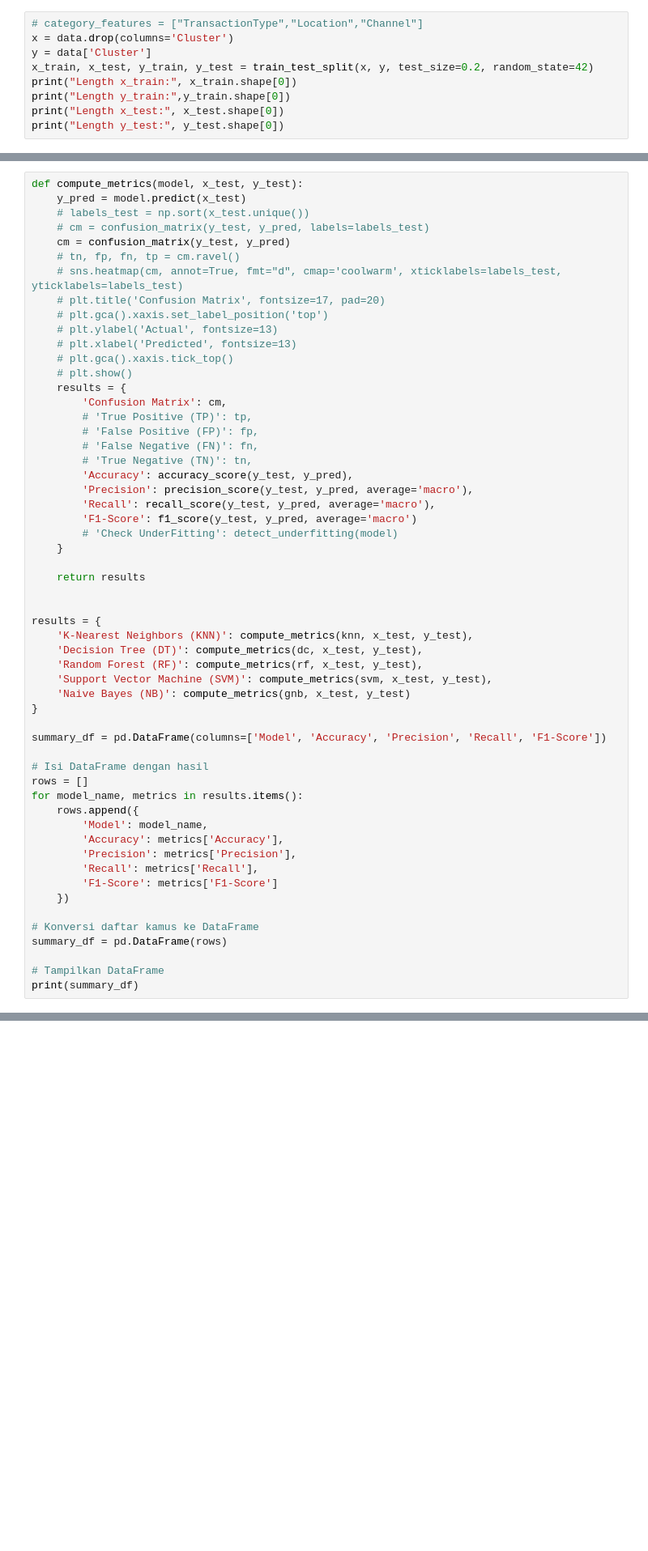
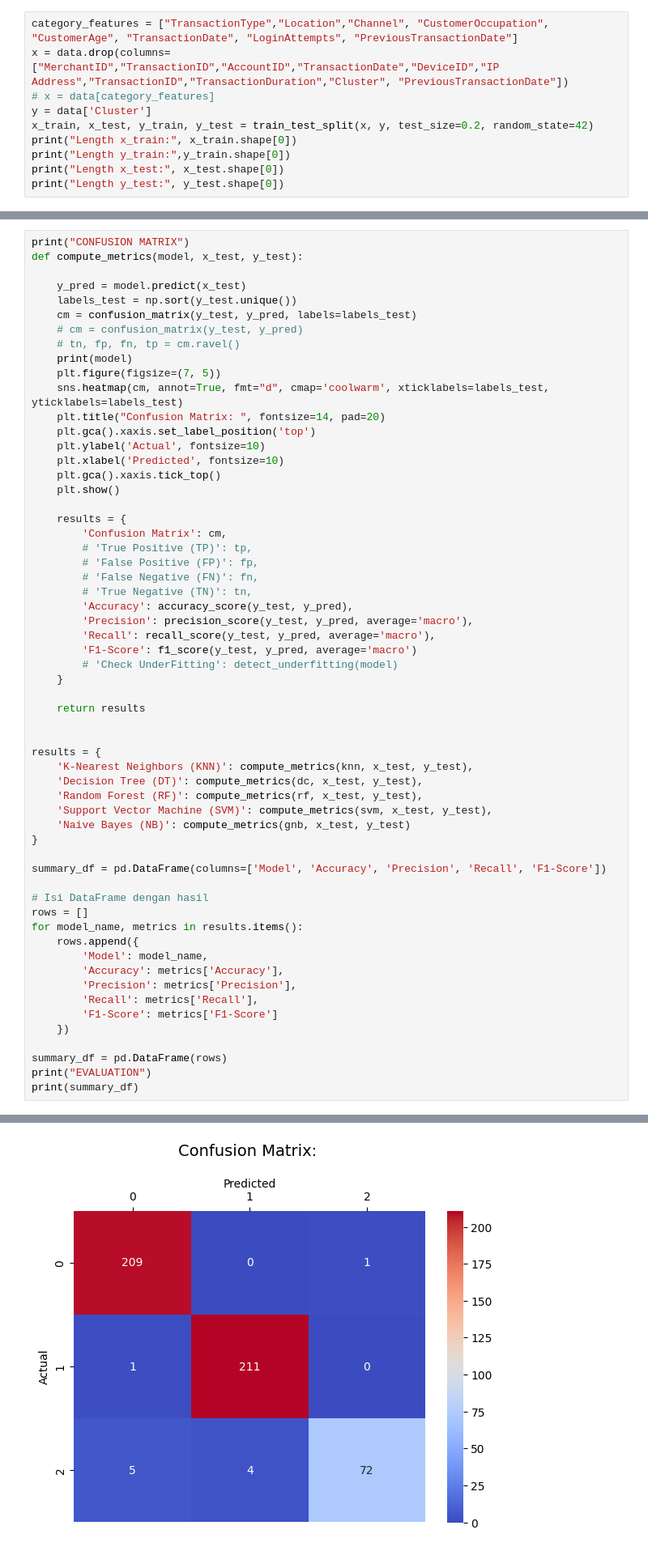
Before and after one commit to ValentioStanley/Machine-Learning-for-Begineer, a Jupyter notebook: [Klasifikasi]_Submission_Akhir_BMLP_Valentio Stanley Gunadi.ipynb, the cells around one changed output, grey strips where cells are left out. Shown at 81% size. Drawn from its saved outputs; the diff is of its cells as text; blank space fills up the shorter version.

```diff
--- a/[Klasifikasi]_Submission_Akhir_BMLP_Valentio Stanley Gunadi.ipynb
+++ b/[Klasifikasi]_Submission_Akhir_BMLP_Valentio Stanley Gunadi.ipynb
@@ -85,8 +126,9 @@ max         5.000000    14977.990000               359.000000     2.000000
 # %% [markdown]
 Tahap Data Splitting bertujuan untuk memisahkan dataset menjadi dua bagian: data latih (training set) dan data uji (test set).
 # %%
-# category_features = ["TransactionType","Location","Channel"]
-x = data.drop(columns='Cluster')
+category_features = ["TransactionType","Location","Channel", "CustomerOccupation", "CustomerAge", "TransactionDate", "LoginAttempts", "PreviousTransactionDate"]
+x = data.drop(columns=["MerchantID","TransactionID","AccountID","TransactionDate","DeviceID","IP Address","TransactionID","TransactionDuration","Cluster", "PreviousTransactionDate"])
+# x = data[category_features]
 y = data['Cluster']
 x_train, x_test, y_train, y_test = train_test_split(x, y, test_size=0.2, random_state=42)
 print("Length x_train:", x_train.shape[0])
@@ -146,19 +204,24 @@ Berikut adalah **rekomendasi** tahapannya.
 2. Hitung metrik evaluasi seperti Accuracy dan F1-Score (Opsional: Precision dan Recall).
 3. Buat confusion matrix untuk melihat detail prediksi benar dan salah.
 # %%
+print("CONFUSION MATRIX")
 def compute_metrics(model, x_test, y_test):
+
     y_pred = model.predict(x_test)
-    # labels_test = np.sort(x_test.unique())
-    # cm = confusion_matrix(y_test, y_pred, labels=labels_test)
-    cm = confusion_matrix(y_test, y_pred)
+    labels_test = np.sort(y_test.unique())
+    cm = confusion_matrix(y_test, y_pred, labels=labels_test)
+    # cm = confusion_matrix(y_test, y_pred)
     # tn, fp, fn, tp = cm.ravel()
-    # sns.heatmap(cm, annot=True, fmt="d", cmap='coolwarm', xticklabels=labels_test, yticklabels=labels_test)
-    # plt.title('Confusion Matrix', fontsize=17, pad=20)
-    # plt.gca().xaxis.set_label_position('top')
-    # plt.ylabel('Actual', fontsize=13)
-    # plt.xlabel('Predicted', fontsize=13)
-    # plt.gca().xaxis.tick_top()
-    # plt.show()
+    print(model)
+    plt.figure(figsize=(7, 5))
+    sns.heatmap(cm, annot=True, fmt="d", cmap='coolwarm', xticklabels=labels_test, yticklabels=labels_test)
+    plt.title("Confusion Matrix: ", fontsize=14, pad=20)
+    plt.gca().xaxis.set_label_position('top')
+    plt.ylabel('Actual', fontsize=10)
+    plt.xlabel('Predicted', fontsize=10)
+    plt.gca().xaxis.tick_top()
+    plt.show()
+
     results = {
         'Confusion Matrix': cm,
         # 'True Positive (TP)': tp,
@@ -196,9 +259,7 @@ for model_name, metrics in results.items():
         'F1-Score': metrics['F1-Score']
     })
 
-# Konversi daftar kamus ke DataFrame
 summary_df = pd.DataFrame(rows)
-
-# Tampilkan DataFrame
+print("EVALUATION")
 print(summary_df)
 # %% [output]
@@ -210,0 +268 @@ print(summary_df)
+[figure, added]
```
Also changed, not shown: parts of 7 cells of this notebook, 1 other file.
